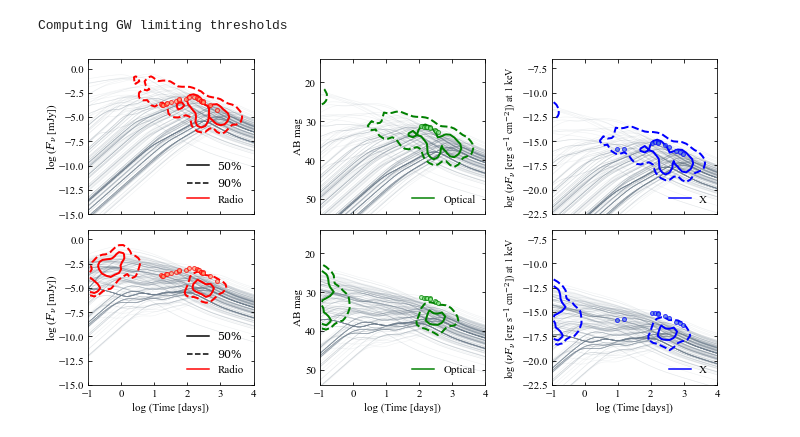
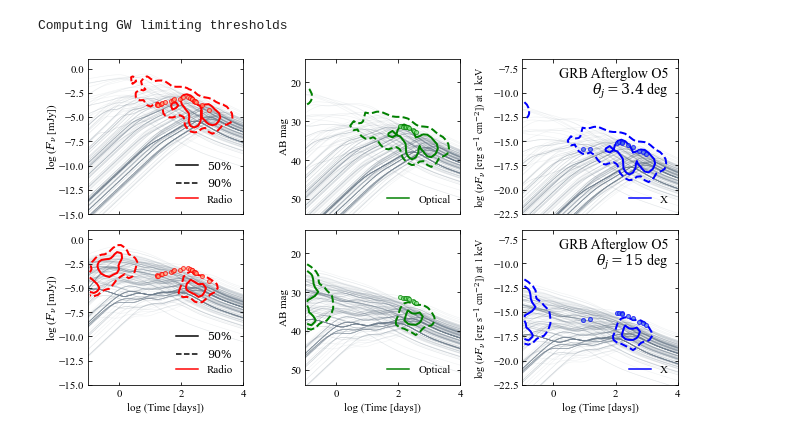
Before and after one commit to acolombo140/O4O5BHNS, a Jupyter notebook: figure5.ipynb, the cells around one changed output. Saved outputs shown, nothing was run; the diff lists cells and outputs as text; code cells hidden in the pictures.

```diff
--- a/figure5.ipynb
+++ b/figure5.ipynb
@@ -171,8 +171,8 @@ plt.rcParams['figure.autolayout']=True
 plt.rcParams['mathtext.fontset']='dejavuserif'
 plt.rcParams["axes.axisbelow"] = False
 
-fig = plt.figure(figsize =([9.5, 6]))
-gs = fig.add_gridspec(nrows=2, ncols=3,hspace=0.1,wspace=0.4,left=0.06,right=0.98)
+fig = plt.figure(figsize =([9., 6.]))
+gs = fig.add_gridspec(nrows=2, ncols=3,hspace=0.1,wspace=0.4,left=0.07,right=0.98)
 
 thetaj = [3.4,15]
 
@@ -211,7 +211,6 @@ for h in range(len(thetaj)):
     ran = random.choices(ind,weights=w*gw_det*(Ec[:,num_angle]>0)*(m_disk>1.e-5),k=300)
 
     for i in range(0,len(ran)):
-        #plt.plot(np.log10(t_grb),np.log10(lc_grb[ran[i],0,:,num_angle]),c="slategray",linewidth=0.6,alpha=0.1,zorder=1)
         ax1.plot(np.log10(t_grb),np.log10(lc_grb[ran[i],0,:,num_angle]),c="slategray",linewidth=0.6,alpha=0.1,zorder=1)
 
     #Plotting lc peak
@@ -313,8 +312,11 @@ for h in range(len(thetaj)):
     mn, mx = ax1.get_ylim()
     ax3.set_ylim(np.log10(mJy_to_nuFnu(2.41e17,10**mn)), np.log10(mJy_to_nuFnu(2.41e17,10**mx)))
     ax3.set_xlim((-1,4))
-    #ax3.text(3.5,9.,"GRB Afterglow O5",ha='right',size=11)
-    #ax3.text(3.5,11.,r"$\theta_j = 15^\circ$",ha='right',size=11)
+    ax3.text(3.7,-8.5,"GRB Afterglow O5",ha='right',size=14)
+    if h == 0:
+        ax3.text(3.7,-10.2,r"$\theta_j = 3.4$ deg",ha='right',size=14)
+    if h == 1:
+        ax3.text(3.7,-10.2,r"$\theta_j = 15$ deg",ha='right',size=14)
 
     #########------- DATA GRB170817A
 
@@ -336,31 +338,31 @@ for h in range(len(thetaj)):
 
     after_x = grb170817_x*1.e-3/scale_dis
     errhigh_after_x = errhigh_x*1.e-3/scale_dis
     errlow_after_x = errlow_x*1.e-3/scale_dis
     ax3.errorbar(np.log10(t_x),np.log10(mJy_to_nuFnu(2.41e17,after_x)),markersize=4,markerfacecolor="royalblue",color='blue',ls='None',marker='o',zorder=2,alpha=0.7)
 
     after_o = grb170817_o*1.e-3/scale_dis
     err_after_o = err_o*1.e-3/scale_dis
     ax2.errorbar(np.log10(t_o),mJy_to_ABmag(after_o),markersize=4,markerfacecolor="lightgreen",color='green',ls='None',marker='o',zorder=2,alpha=0.7)
 
     ax1.legend([Line2D([0],[0],color='black'),Line2D([0],[0],color='black',ls='--'),Line2D([0],[0],color='red')],[r'$50\%$',r'$90\%$','Radio'],loc=4,prop={'size': 11},frameon=False)
     ax2.legend([Line2D([0],[0],color='green')],['Optical'],loc=4,prop={'size': 11},frameon=False)
     ax3.legend([Line2D([0],[0],color='blue')],['X'],loc=4,prop={'size': 11},frameon=False)
 
     if h == 0:
         ax1.tick_params(direction='in',bottom=True,top=True,left=True,right=True,labelsize=11)
         ax2.tick_params(direction='in',bottom=True,top=True,left=True,right=True,labelsize=11)
         ax3.tick_params(direction='in',bottom=True,top=True,left=True,right=True,labelsize=11)
         ax1.axes.xaxis.set_ticklabels([])
         ax2.axes.xaxis.set_ticklabels([])
         ax3.axes.xaxis.set_ticklabels([])
 
     if h == 1:
         ax1.tick_params(direction='in',bottom=True,top=True,left=True,right=True,labelsize=11)
         ax2.tick_params(direction='in',bottom=True,top=True,left=True,right=True,labelsize=11)
         ax3.tick_params(direction='in',bottom=True,top=True,left=True,right=True,labelsize=11)
 
 plt.savefig("afterglow.pdf")
 plt.show()
 # %% [output]
-[figure, old version]
+[figure, new version]
```
Also changed, not shown: 3 other files.
